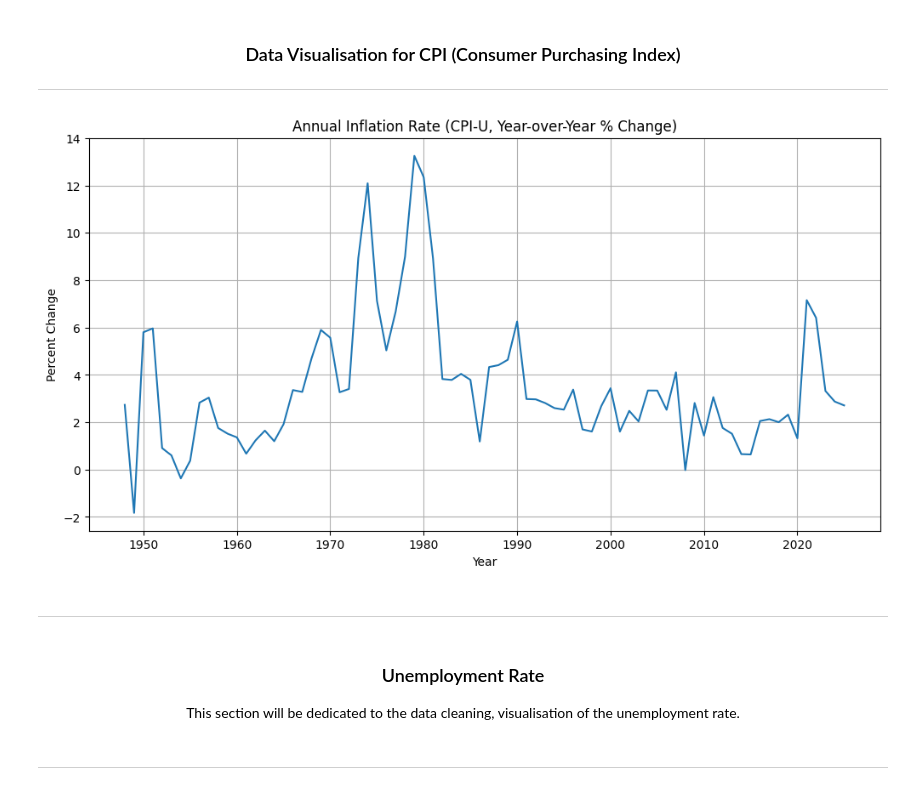
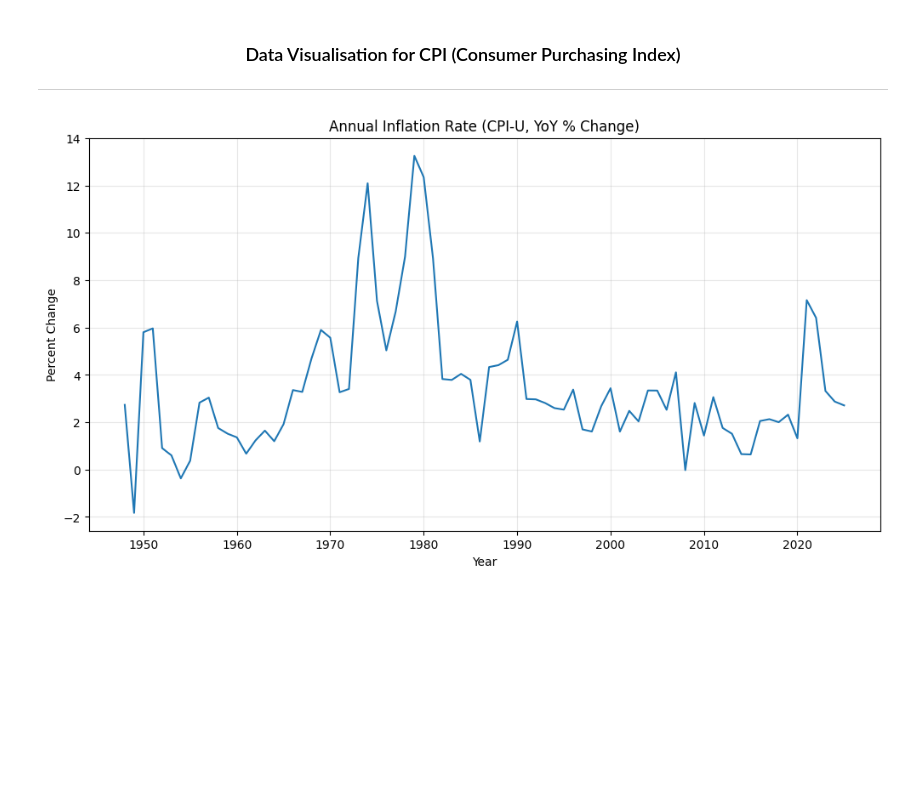
Before and after one commit to DwanjaiOprien/policy-data-exercises, a Jupyter notebook: notebooks/federalreserveeconomics.ipynb, the cells around one changed output. Drawn from its saved outputs; the diff is of its cells as text; code cells hidden in the pictures; blank space fills up the shorter version.

```diff
--- a/notebooks/federalreserveeconomics.ipynb
+++ b/notebooks/federalreserveeconomics.ipynb
@@ -54,3 +74,9 @@ cpi.head(5)
+# %%
+cpi = load_fred_csv("CPIAUCSL_PC1.csv")
+unemployment = load_fred_csv("UNRATE.csv")
+
+annual_cpi = annualize_monthly(cpi, value_col="CPIAUCSL_PC1", how="mean")
+annual_unrate = annualize_monthly(unemployment, value_col="UNRATE", how="mean")
 # %%
 # df['date'].dt.year
 # df['Date'] = pd.to_datetime(df['Date'])
@@ -91,20 +117,14 @@ annual_cpi = (
     .tail(1)
 )
 # %%
+import matplotlib.pyplot as plt
+
 fig, ax = plt.subplots(figsize=(12, 6))
-ax.plot(annual_cpi['year'], annual_cpi['CPIAUCSL_PC1'])
-ax.set_title("Annual Inflation Rate (CPI-U, Year-over-Year % Change)")
-ax.grid(True)
+ax.plot(annual_cpi["year"], annual_cpi["CPIAUCSL_PC1"])
+ax.set_title("Annual Inflation Rate (CPI-U, YoY % Change)")
 ax.set_xlabel("Year")
 ax.set_ylabel("Percent Change")
+ax.grid(True, alpha=0.3)
 plt.show()
 # %% [output]
-[figure, old version]
+[figure, new version]
-# %% [markdown]
-----------------------------------------------------------------------------------------------------
-# %% [markdown]
-<h3><center>Unemployment Rate</h3></center>
-
-<p><center>This section will be dedicated to the data cleaning, visualisation of the unemployment rate. </p></center>
-# %% [markdown]
-----------------------------------------------------------------------------------------------------
```
Also changed, not shown: parts of 16 cells of this notebook.
